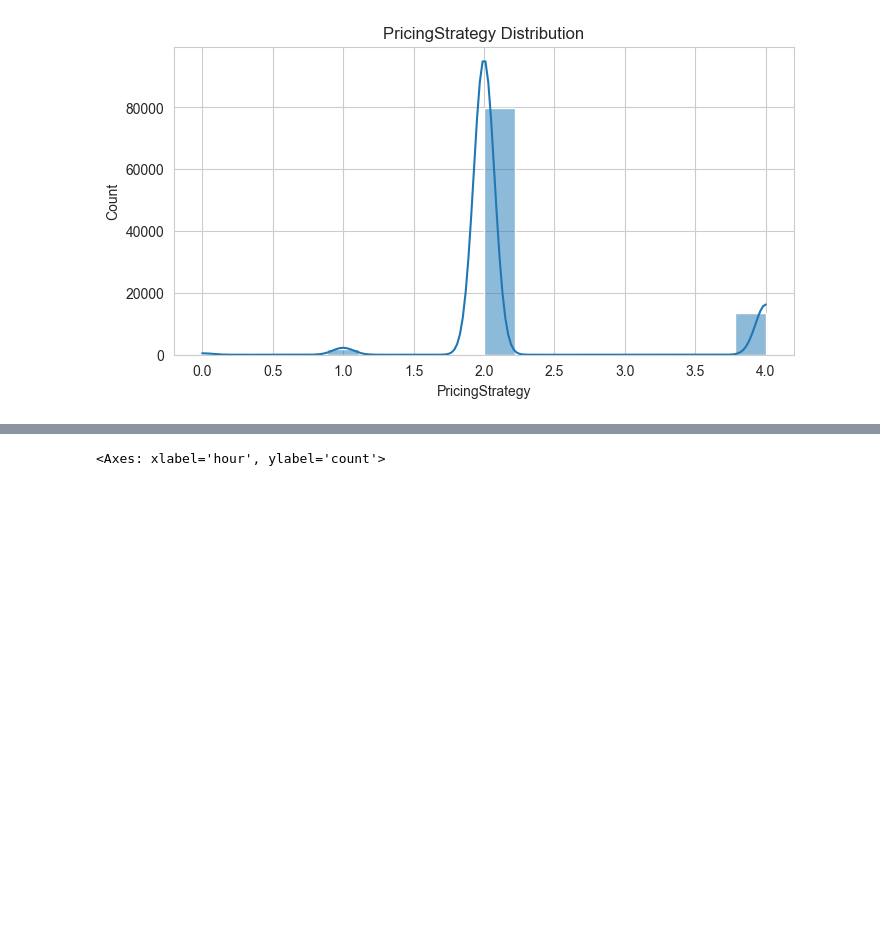
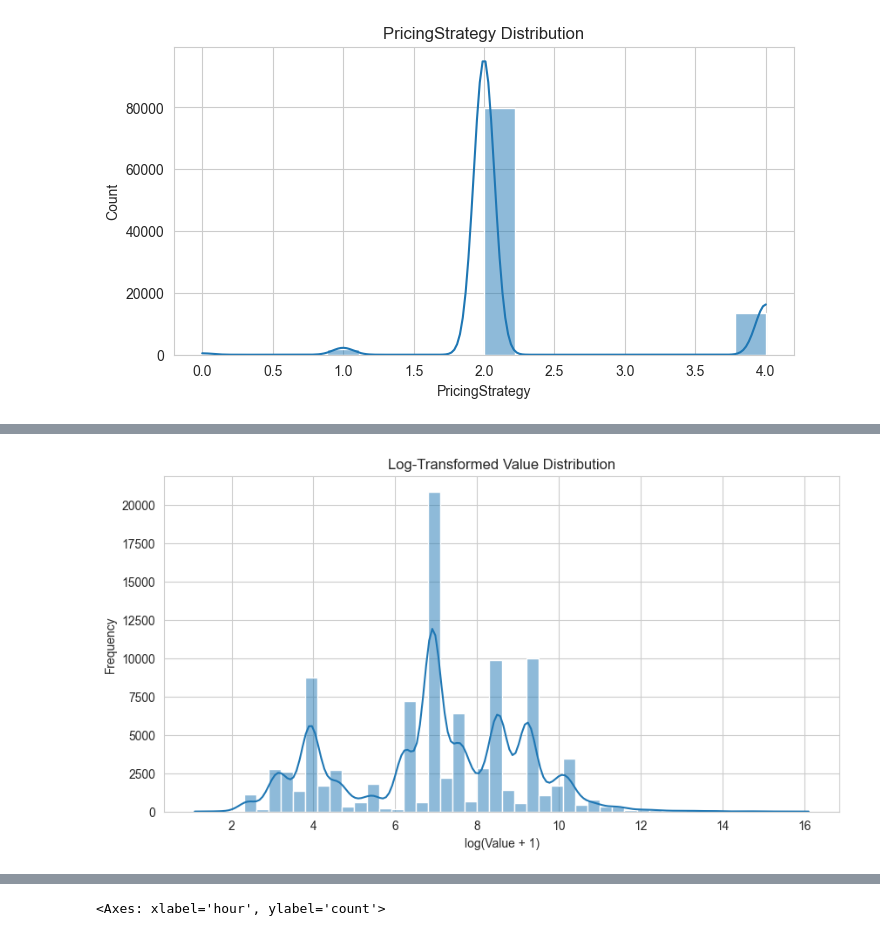
Before and after one commit to codequeen-11/credit-risk-model, a Jupyter notebook: notebooks/eda.ipynb, the cells around one changed output, grey strips where cells are left out. Cells and saved outputs as stored; diff of their text form; code cells hidden in the pictures; blank space fills up the shorter version.

```diff
--- a/notebooks/eda.ipynb
+++ b/notebooks/eda.ipynb
@@ -114,0 +131,18 @@ for col in num_cols:
+# %%
+# import numpy as np
+
+plt.figure(figsize=(10,5))
+
+sns.histplot(
+    np.log1p(df["Value"]),
+    bins=50,
+    kde=True
+)
+
+plt.title("Log-Transformed Value Distribution")
+plt.xlabel("log(Value + 1)")
+plt.ylabel("Frequency")
+
+plt.show()
+# %% [output]
+[figure, added]
```
Also changed, not shown: parts of 23 cells of this notebook.
